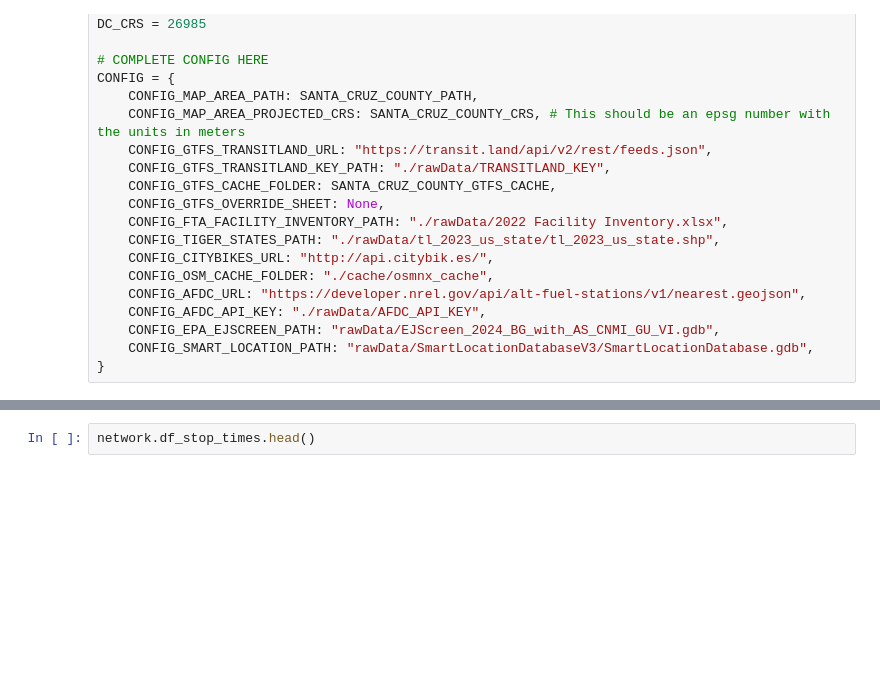
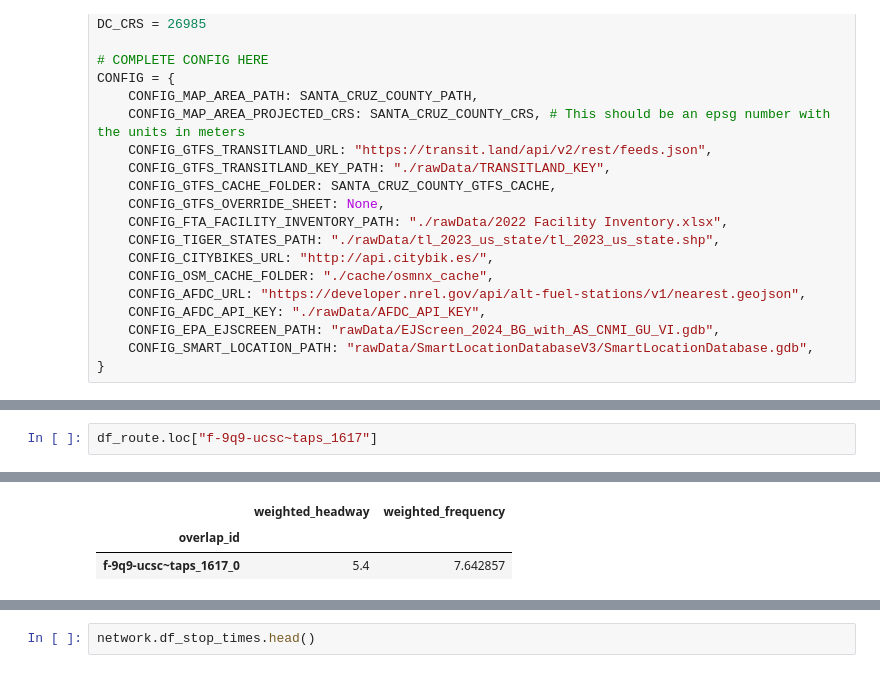
Before and after one commit to SUMobility/se_analysis_tool, a Jupyter notebook: mapper.ipynb, the cells around one changed output, grey strips where cells are left out. Saved outputs shown, nothing was run; the diff lists cells and outputs as text; blank space fills up the shorter version.

```diff
--- a/mapper.ipynb
+++ b/mapper.ipynb
@@ -97,0 +111,3 @@ headways, frequencies = network._get_headways_frequencies_for_all_routes(
+# %%
+df_route.loc["f-9q9-ucsc~taps_1617"]
+# %% [output]
@@ -97,0 +120,3 @@ headways, frequencies = network._get_headways_frequencies_for_all_routes(
+|  | weighted_headway | weighted_frequency |
+| overlap_id |  |  |
+| f-9q9-ucsc~taps_1617_0 | 5.4 | 7.642857 |
```
Also changed, not shown: parts of 14 cells of this notebook, 5 other files.
